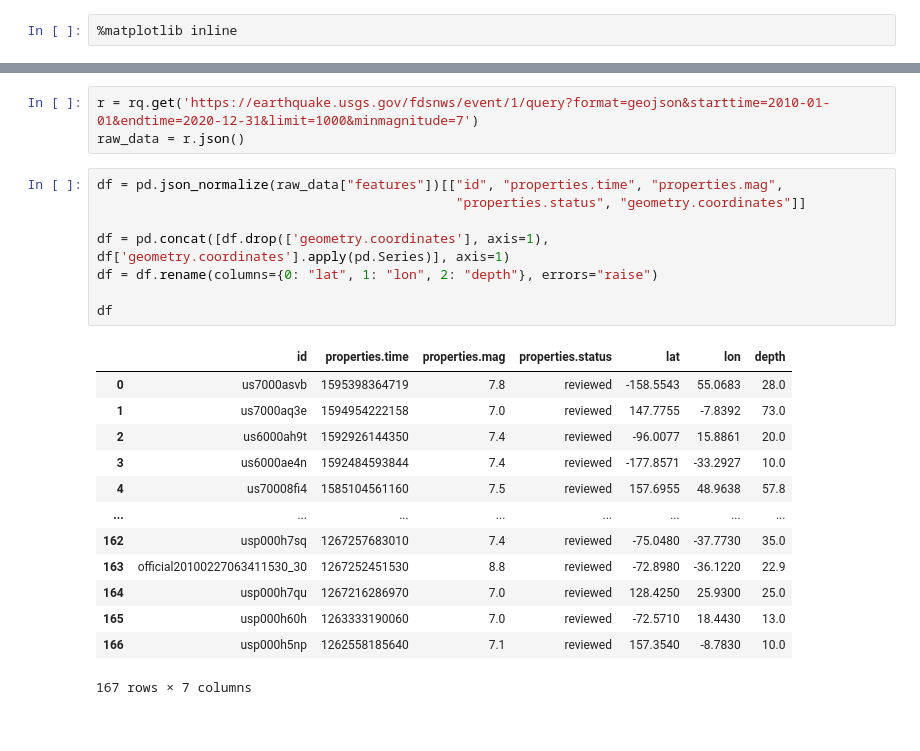
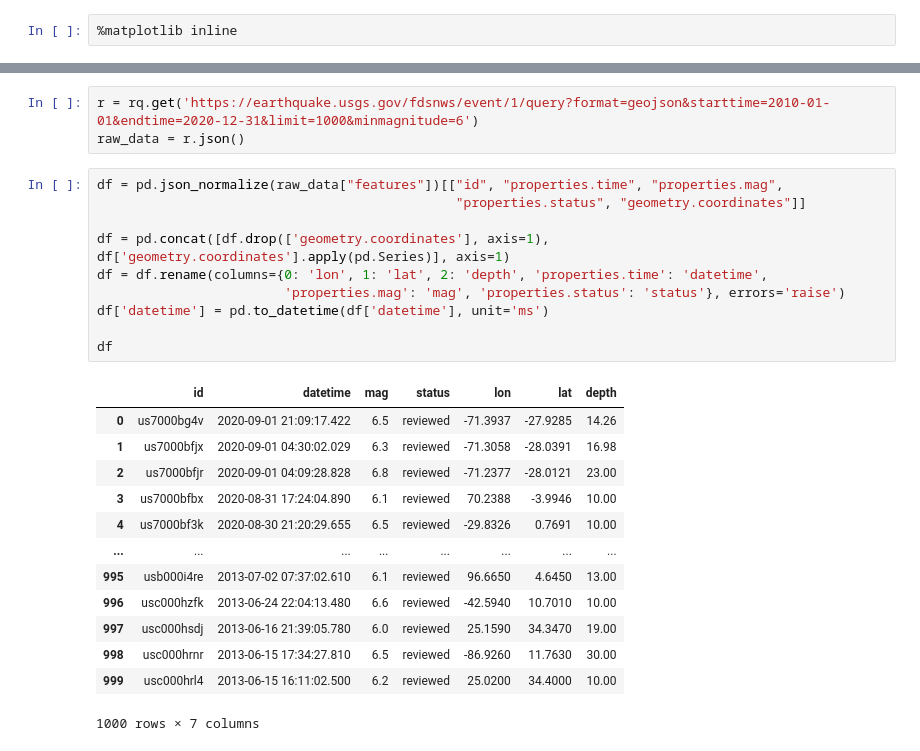
Before and after one commit to mihailmaksakov/earthquakes, a Jupyter notebook: notebooks/raw_data_visualization.ipynb, the cells around one changed output, grey strips where cells are left out. Drawn from its saved outputs; the diff is of its cells as text.

```diff
--- a/notebooks/raw_data_visualization.ipynb
+++ b/notebooks/raw_data_visualization.ipynb
@@ -7,25 +17,27 @@ import requests as rq
 # %%
-r = rq.get('https://earthquake.usgs.gov/fdsnws/event/1/query?format=geojson&starttime=2010-01-01&endtime=2020-12-31&limit=1000&minmagnitude=7')
+r = rq.get('https://earthquake.usgs.gov/fdsnws/event/1/query?format=geojson&starttime=2010-01-01&endtime=2020-12-31&limit=1000&minmagnitude=6')
 raw_data = r.json()
 # %%
 df = pd.json_normalize(raw_data["features"])[["id", "properties.time", "properties.mag",
                                               "properties.status", "geometry.coordinates"]]
 
 df = pd.concat([df.drop(['geometry.coordinates'], axis=1), df['geometry.coordinates'].apply(pd.Series)], axis=1)
-df = df.rename(columns={0: "lat", 1: "lon", 2: "depth"}, errors="raise")
+df = df.rename(columns={0: 'lon', 1: 'lat', 2: 'depth', 'properties.time': 'datetime',
+                        'properties.mag': 'mag', 'properties.status': 'status'}, errors='raise')
+df['datetime'] = pd.to_datetime(df['datetime'], unit='ms')
 
 df
 # %% [output]
-|  | id | properties.time | properties.mag | properties.status | lat | lon | depth |
-| 0 | us7000asvb | 1595398364719 | 7.8 | reviewed | -158.5543 | 55.0683 | 28.0 |
-| 1 | us7000aq3e | 1594954222158 | 7.0 | reviewed | 147.7755 | -7.8392 | 73.0 |
-| 2 | us6000ah9t | 1592926144350 | 7.4 | reviewed | -96.0077 | 15.8861 | 20.0 |
-| 3 | us6000ae4n | 1592484593844 | 7.4 | reviewed | -177.8571 | -33.2927 | 10.0 |
-| 4 | us70008fi4 | 1585104561160 | 7.5 | reviewed | 157.6955 | 48.9638 | 57.8 |
+|  | id | datetime | mag | status | lon | lat | depth |
+| 0 | us7000bg4v | 2020-09-01 21:09:17.422 | 6.5 | reviewed | -71.3937 | -27.9285 | 14.26 |
+| 1 | us7000bfjx | 2020-09-01 04:30:02.029 | 6.3 | reviewed | -71.3058 | -28.0391 | 16.98 |
+| 2 | us7000bfjr | 2020-09-01 04:09:28.828 | 6.8 | reviewed | -71.2377 | -28.0121 | 23.00 |
+| 3 | us7000bfbx | 2020-08-31 17:24:04.890 | 6.1 | reviewed | 70.2388 | -3.9946 | 10.00 |
+| 4 | us7000bf3k | 2020-08-30 21:20:29.655 | 6.5 | reviewed | -29.8326 | 0.7691 | 10.00 |
 | ... | ... | ... | ... | ... | ... | ... | ... |
-| 162 | usp000h7sq | 1267257683010 | 7.4 | reviewed | -75.0480 | -37.7730 | 35.0 |
-| 163 | official20100227063411530_30 | 1267252451530 | 8.8 | reviewed | -72.8980 | -36.1220 | 22.9 |
-| 164 | usp000h7qu | 1267216286970 | 7.0 | reviewed | 128.4250 | 25.9300 | 25.0 |
-| 165 | usp000h60h | 1263333190060 | 7.0 | reviewed | -72.5710 | 18.4430 | 13.0 |
-| 166 | usp000h5np | 1262558185640 | 7.1 | reviewed | 157.3540 | -8.7830 | 10.0 |
+| 995 | usb000i4re | 2013-07-02 07:37:02.610 | 6.1 | reviewed | 96.6650 | 4.6450 | 13.00 |
+| 996 | usc000hzfk | 2013-06-24 22:04:13.480 | 6.6 | reviewed | -42.5940 | 10.7010 | 10.00 |
+| 997 | usc000hsdj | 2013-06-16 21:39:05.780 | 6.0 | reviewed | 25.1590 | 34.3470 | 19.00 |
+| 998 | usc000hrnr | 2013-06-15 17:34:27.810 | 6.5 | reviewed | -86.9260 | 11.7630 | 30.00 |
+| 999 | usc000hrl4 | 2013-06-15 16:11:02.500 | 6.2 | reviewed | 25.0200 | 34.4000 | 10.00 |
-167 rows × 7 columns
+1000 rows × 7 columns
```
Also changed, not shown: parts of 6 cells of this notebook.
